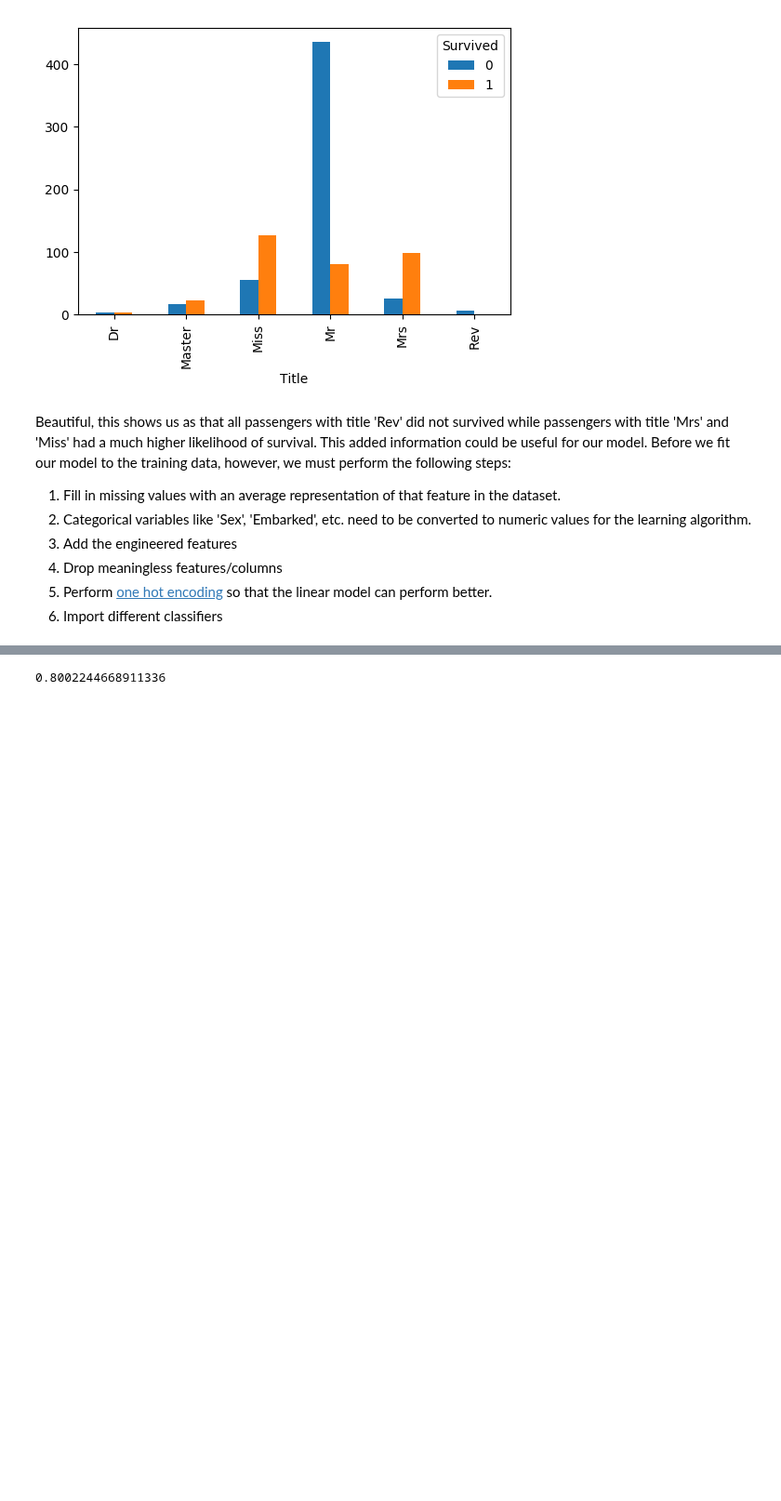
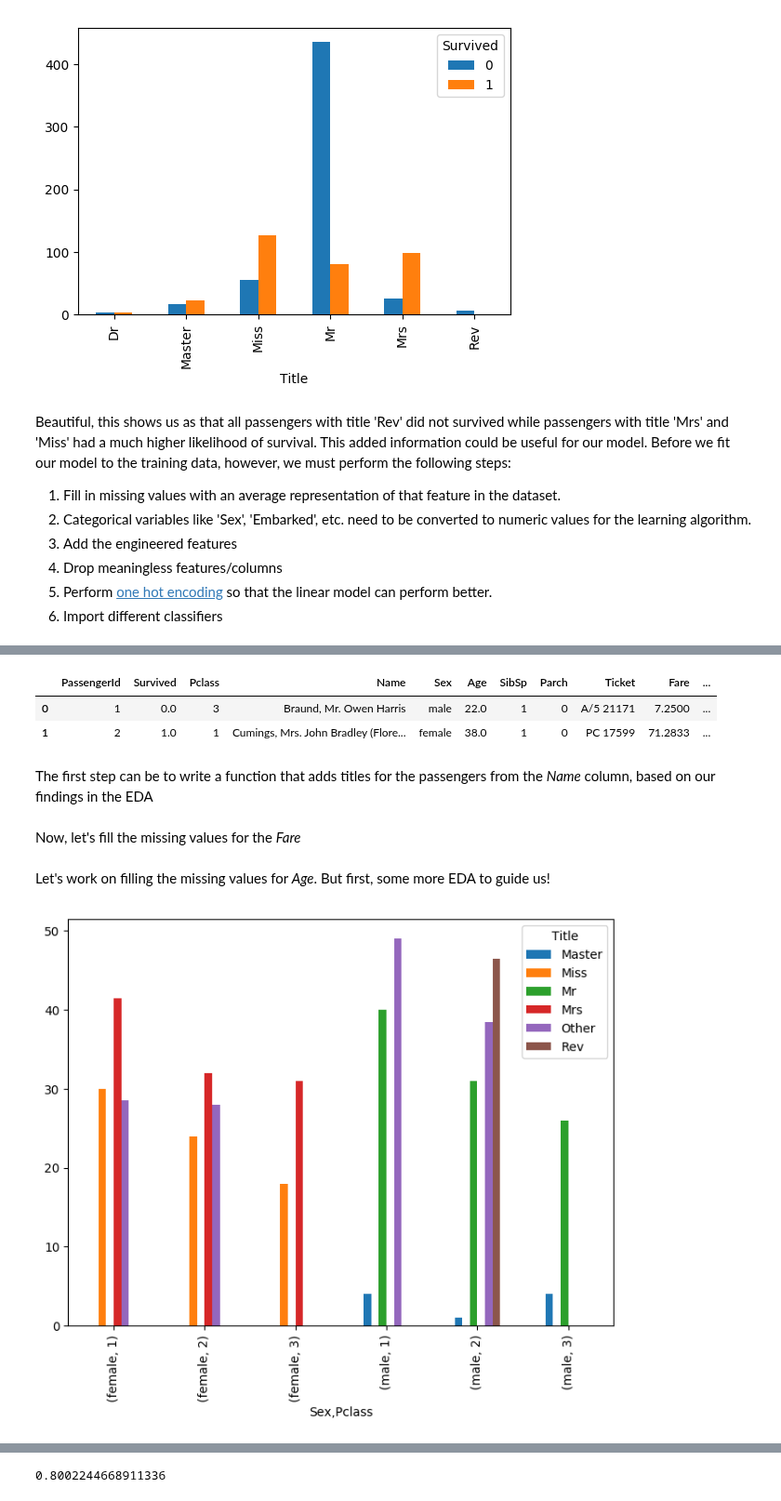
Before and after one commit to sarthakbatragatech/100-Days-of-ML, a Jupyter notebook: Logistic-Regression/Titanic-EDA-and-LogisticRegression.ipynb, the cells around one changed output, grey strips where cells are left out. Shown at 93% size. Saved outputs shown, nothing was run; the diff lists cells and outputs as text; code cells hidden in the pictures; blank space fills up the shorter version.

```diff
--- a/Logistic-Regression/Titanic-EDA-and-LogisticRegression.ipynb
+++ b/Logistic-Regression/Titanic-EDA-and-LogisticRegression.ipynb
@@ -269,0 +289,14 @@ Beautiful, this shows us as that all passengers with title 'Rev' did not survive
+# %%
+train = pd.read_csv('data/Titanic/train.csv')
+test = pd.read_csv('data/Titanic/test.csv')
+train_test = train.append(test, sort=False)
+
+train_test.reset_index(inplace=True)
+train_test.drop(['index'], inplace=True, axis=1)
+train_test.head(2)
+# %% [output]
+|  | PassengerId | Survived | Pclass | Name | Sex | Age | SibSp | Parch | Ticket | Fare | ... |
+| 0 | 1 | 0.0 | 3 | Braund, Mr. Owen Harris | male | 22.0 | 1 | 0 | A/5 21171 | 7.2500 | ... |
+| 1 | 2 | 1.0 | 1 | Cumings, Mrs. John Bradley (Flore... | female | 38.0 | 1 | 0 | PC 17599 | 71.2833 | ... |
+# %% [markdown]
+The first step can be to write a function that adds titles for the passengers from the *Name* column, based on our findings in the EDA
@@ -269,0 +331,2 @@ Beautiful, this shows us as that all passengers with title 'Rev' did not survive
+# %% [markdown]
+Now, let's fill the missing values for the *Fare*
@@ -269,0 +339,9 @@ Beautiful, this shows us as that all passengers with title 'Rev' did not survive
+# %% [markdown]
+Let's work on filling the missing values for *Age*. But first, some more EDA to guide us!
+# %%
+fig, ax = plt.subplots(figsize=(8,6))
+age_grouped = train_test.iloc[:891].groupby(['Sex','Pclass','Title'])
+age_grouped['Age'].median().unstack().plot(kind = 'bar', ax=ax)
+plt.show()
+# %% [output]
+[figure, added]
```
Also changed, not shown: parts of 16 cells of this notebook.
